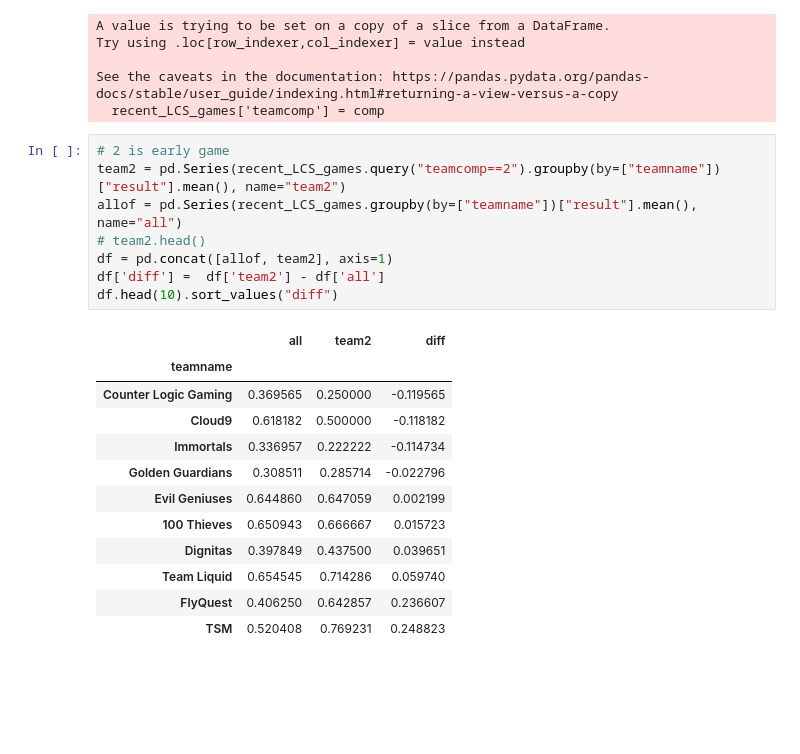
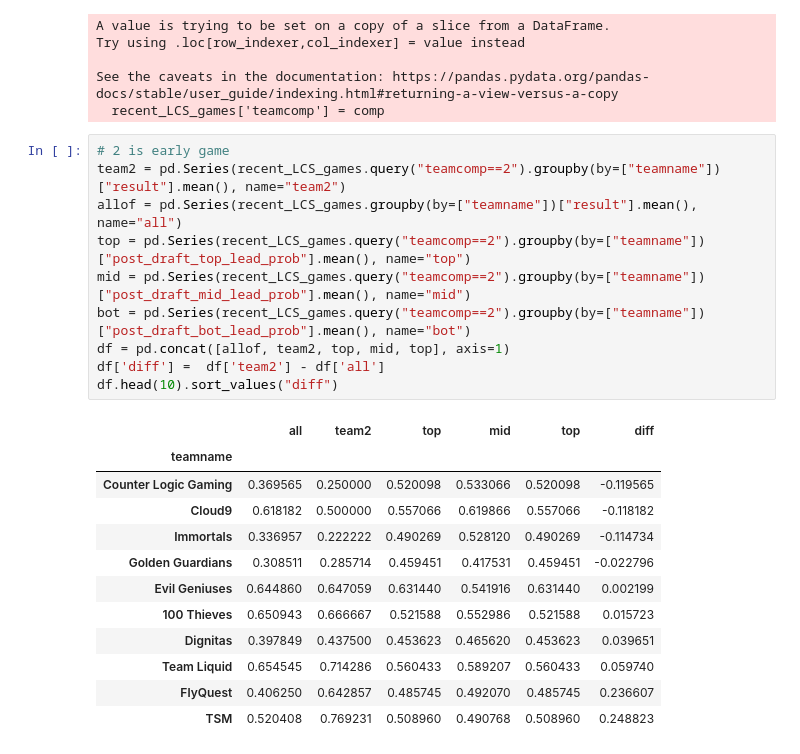
Before and after one commit to alexLez/lol-draft-analysis, a Jupyter notebook: final_model_analysis.ipynb, the cells around one changed output. Cells and saved outputs as stored; diff of their text form; blank space fills up the shorter version.

```diff
--- a/final_model_analysis.ipynb
+++ b/final_model_analysis.ipynb
@@ -79,21 +79,23 @@ See the caveats in the documentation: https://pandas.pydata.org/pandas-docs/stab
 # %%
 # 2 is early game
 team2 = pd.Series(recent_LCS_games.query("teamcomp==2").groupby(by=["teamname"])["result"].mean(), name="team2")
 allof = pd.Series(recent_LCS_games.groupby(by=["teamname"])["result"].mean(), name="all")
-# team2.head()
-df = pd.concat([allof, team2], axis=1)
+top = pd.Series(recent_LCS_games.query("teamcomp==2").groupby(by=["teamname"])["post_draft_top_lead_prob"].mean(), name="top")
+mid = pd.Series(recent_LCS_games.query("teamcomp==2").groupby(by=["teamname"])["post_draft_mid_lead_prob"].mean(), name="mid")
+bot = pd.Series(recent_LCS_games.query("teamcomp==2").groupby(by=["teamname"])["post_draft_bot_lead_prob"].mean(), name="bot")
+df = pd.concat([allof, team2, top, mid, top], axis=1)
 df['diff'] =  df['team2'] - df['all']
 df.head(10).sort_values("diff")
 # %% [output]
-|  | all | team2 | diff |
-| teamname |  |  |  |
-| Counter Logic Gaming | 0.369565 | 0.250000 | -0.119565 |
-| Cloud9 | 0.618182 | 0.500000 | -0.118182 |
-| Immortals | 0.336957 | 0.222222 | -0.114734 |
-| Golden Guardians | 0.308511 | 0.285714 | -0.022796 |
-| Evil Geniuses | 0.644860 | 0.647059 | 0.002199 |
-| 100 Thieves | 0.650943 | 0.666667 | 0.015723 |
-| Dignitas | 0.397849 | 0.437500 | 0.039651 |
-| Team Liquid | 0.654545 | 0.714286 | 0.059740 |
-| FlyQuest | 0.406250 | 0.642857 | 0.236607 |
-| TSM | 0.520408 | 0.769231 | 0.248823 |
+|  | all | team2 | top | mid | top | diff |
+| teamname |  |  |  |  |  |  |
+| Counter Logic Gaming | 0.369565 | 0.250000 | 0.520098 | 0.533066 | 0.520098 | -0.119565 |
+| Cloud9 | 0.618182 | 0.500000 | 0.557066 | 0.619866 | 0.557066 | -0.118182 |
+| Immortals | 0.336957 | 0.222222 | 0.490269 | 0.528120 | 0.490269 | -0.114734 |
+| Golden Guardians | 0.308511 | 0.285714 | 0.459451 | 0.417531 | 0.459451 | -0.022796 |
+| Evil Geniuses | 0.644860 | 0.647059 | 0.631440 | 0.541916 | 0.631440 | 0.002199 |
+| 100 Thieves | 0.650943 | 0.666667 | 0.521588 | 0.552986 | 0.521588 | 0.015723 |
+| Dignitas | 0.397849 | 0.437500 | 0.453623 | 0.465620 | 0.453623 | 0.039651 |
+| Team Liquid | 0.654545 | 0.714286 | 0.560433 | 0.589207 | 0.560433 | 0.059740 |
+| FlyQuest | 0.406250 | 0.642857 | 0.485745 | 0.492070 | 0.485745 | 0.236607 |
+| TSM | 0.520408 | 0.769231 | 0.508960 | 0.490768 | 0.508960 | 0.248823 |
```
Also changed, not shown: parts of 4 cells of this notebook.
